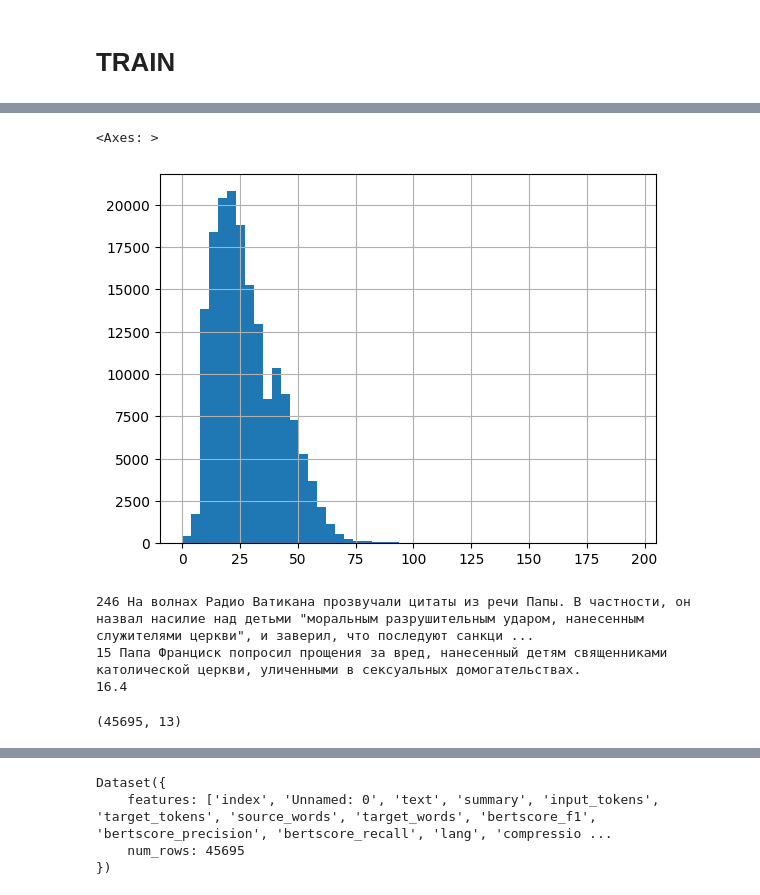
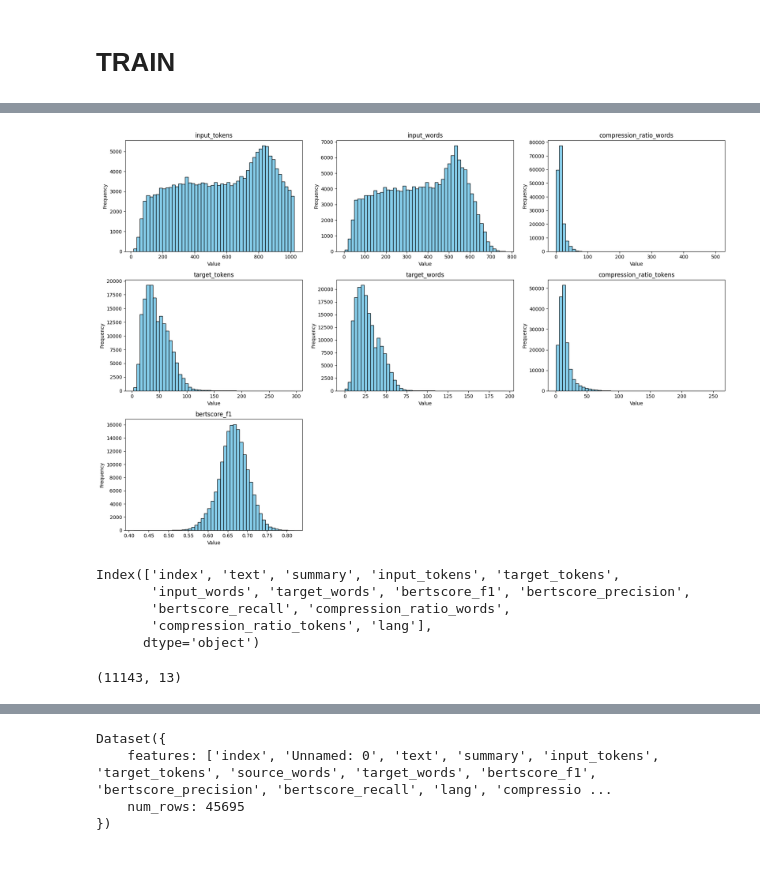
Before and after one commit to xendalm/vyzhimka, a Jupyter notebook: notebooks/datasets.ipynb, the cells around one changed output, grey strips where cells are left out. Cells and saved outputs as stored; diff of their text form; code cells hidden in the pictures; blank space fills up the shorter version.

Commit message:
eda + new synth test dataset

```diff
--- a/notebooks/datasets.ipynb
+++ b/notebooks/datasets.ipynb
@@ -213,7 +190,0 @@ df = (
-# %%
-df = (
-    df.assign(text_length=lambda d: d['source_words'])
-      .sort_values(by=['summary', 'text_length'], ascending=[True, False])
-      .drop_duplicates(subset='summary', keep='first')
-      .drop(columns=['text_length'])
-)
@@ -228,7 +190,0 @@ dataset = dataset.map(lambda x: {"lang": detect(x["text"])}, num_proc=20)
-# %%
-df = dataset.to_pandas()
-# %%
-df = df.reset_index()
-df.drop(columns=["__index_level_0__"], inplace=True)
-# %%
-df['compression_ratio_words'] = df['target_words'] / df['source_words']
@@ -247,20 +191,23 @@ df['bertscore_f1'].hist(bins=100)
-# %%
-df['target_words'].hist(bins=50)
-# %% [output]
-<Axes: >
-[figure, removed]
+# %%
+data_tools.plot_histograms(df, add_fields=["bertscore_f1"])
+# %% [output]
+[figure, added]
 # %%
-for i in df[(df["bertscore_f1"] > 0.65) & (df["compression_ratio_words"] > 10) & (df["compression_ratio_words"] < 30) & (df["lang"] == "ru") & (df["target_words"] < 20)].sample(1).iterrows():
-    print(i[1]["source_words"], i[1]["text"])
-    print(i[1]["target_words"], i[1]["summary"])
-    print(i[1]["compression_ratio_words"])
+# for i in df[(df["bertscore_f1"] > 0.7) & (df["compression_ratio_words"] > 0.08) & (df["compression_ratio_words"] < 0.2) & (df["target_words"] >= 10) & (df["lang"] == "ru")].sample(1).iterrows():
+#     print(i[1]["source_words"], i[1]["text"])
+#     print(i[1]["target_words"], i[1]["summary"])
+#     print(i[1]["compression_ratio_words"])
+#     print(i[1]["bertscore_f1"])
-# %% [output]
-246 На волнах Радио Ватикана прозвучали цитаты из речи Папы. В частности, он назвал насилие над детьми "моральным разрушительным ударом, нанесенным служителями церкви", и заверил, что последуют санкци ...
-15 Папа Франциск попросил прощения за вред, нанесенный детям священниками католической церкви, уличенными в сексуальных домогательствах.
-16.4
+# %%
+df.columns
+# %% [output]
+Index(['index', 'text', 'summary', 'input_tokens', 'target_tokens',
+       'input_words', 'target_words', 'bertscore_f1', 'bertscore_precision',
+       'bertscore_recall', 'compression_ratio_words',
+       'compression_ratio_tokens', 'lang'],
+      dtype='object')
 # %%
-# df1 = df[(df["bertscore_f1"] > 0.65) & (df["compression_ratio_words"] > 10) & (df["compression_ratio_words"] < 30) & (df["target_words"] >= 20) & (df["lang"] == "ru")]
-df1 = df[(df["bertscore_f1"] > 0.65) & (df["compression_ratio_words"] > 0.09) & (df["compression_ratio_words"] < 0.6) & (df["target_words"] >= 20) & (df["lang"] == "ru")]
+df1 = df[(df["bertscore_f1"] > 0.7) & (df["compression_ratio_tokens"] > 3) & (df["compression_ratio_tokens"] < 10) & (df["target_words"] >= 10) & (df['target_tokens'] < 230) & (df["lang"] == "ru")]
 df1.shape
 # %% [output]
-(45695, 13)
+(11143, 13)
```
Also changed, not shown: parts of 65 cells of this notebook, 6 other files.
